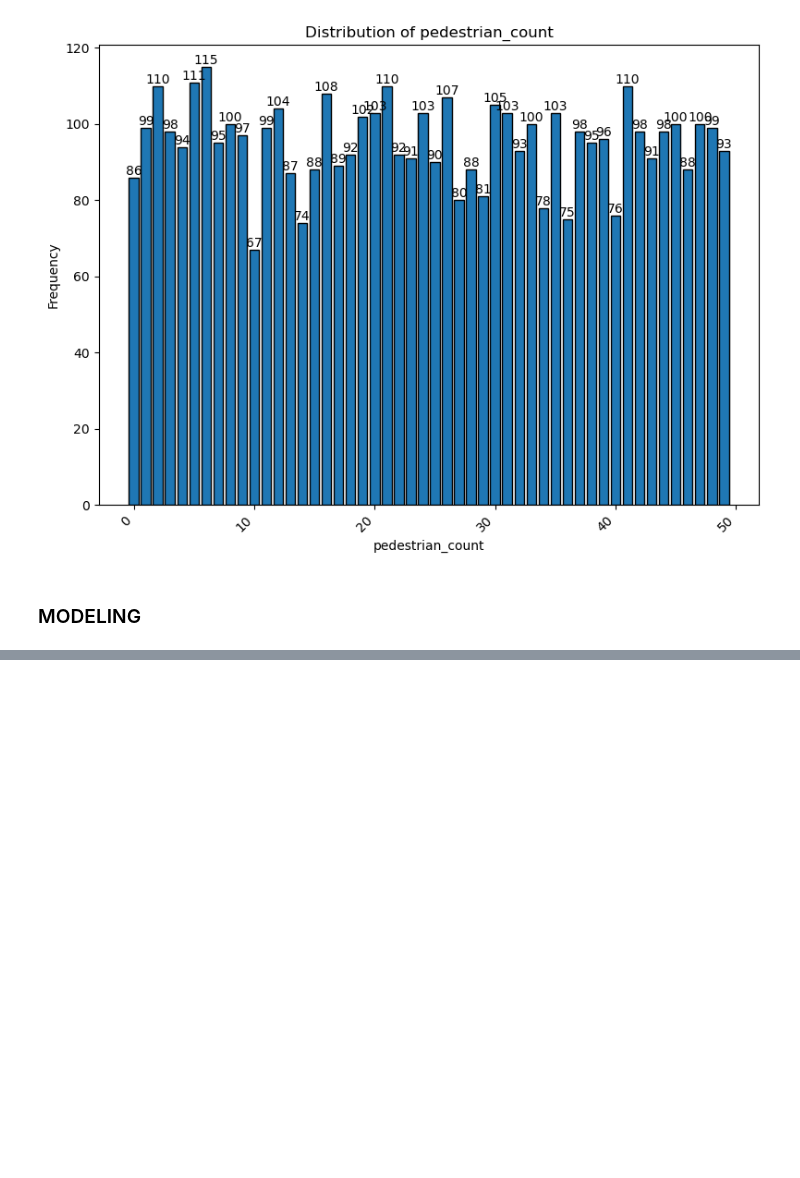
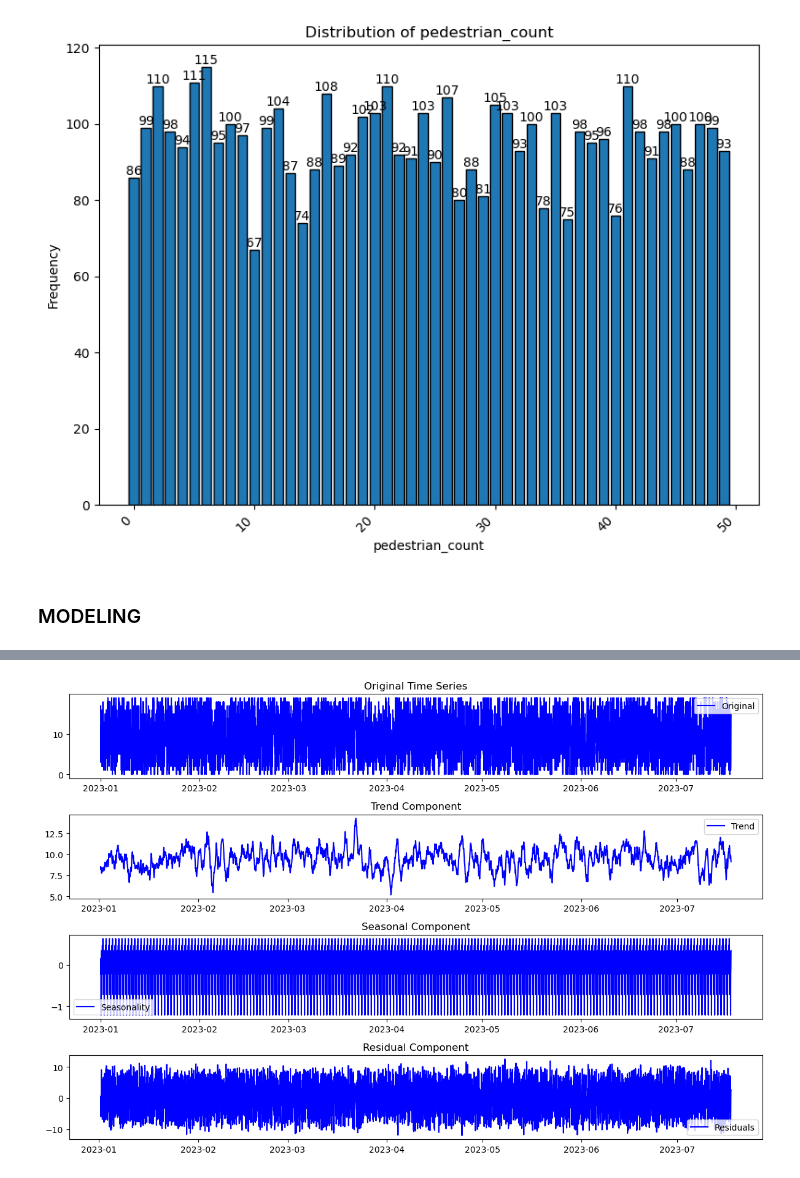
Before and after one commit to Kamaukaguru/Traffic-analysis-project, a Jupyter notebook: Index.ipynb, the cells around one changed output, grey strips where cells are left out. Cells and saved outputs as stored; diff of their text form; code cells hidden in the pictures; blank space fills up the shorter version.

Commit message:
baseline model

```diff
--- a/Index.ipynb
+++ b/Index.ipynb
@@ -386,0 +407,2 @@ from statsmodels.tsa.statespace.sarimax import SARIMAX
+# %%
+cleaned_data = cleaned_df
@@ -386,0 +411,4 @@ from statsmodels.tsa.statespace.sarimax import SARIMAX
+# %%
+# Ensure the timestamp is in datetime format and set it as the index
+cleaned_data['timestamp'] = pd.to_datetime(cleaned_data['timestamp'])
+cleaned_data.set_index('timestamp', inplace=True)
@@ -386,0 +432,76 @@ from statsmodels.tsa.statespace.sarimax import SARIMAX
+# %%
+from statsmodels.tsa.seasonal import seasonal_decompose
+import matplotlib.pyplot as plt
+from statsmodels.tsa.seasonal import seasonal_decompose
+
+def decompose_and_plot(cleaned_data, column='vehicle_count', freq=12):
+    """
+    Decompose a time series into trend, seasonality, and residuals using seasonal_decompose,
+    and plot the decomposed components.
+
+    Parameters:
+    - cleaned_data (pd.DataFrame): The cleaned dataset with a datetime index.
+    - column (str): The specific column to decompose (default: 'vehicle_count').
+    - freq (int): Frequency of seasonality (default: 12 for monthly seasonality).
+
+    Returns:
+    - None (plots the decomposed components).
+    """
+    # Ensure the column is in the DataFrame
+    if column not in cleaned_data.columns:
+        raise ValueError(f"Column '{column}' not found in the DataFrame.")
+
+    # Ensure the DataFrame has a datetime index
+    if not isinstance(cleaned_data.index, pd.DatetimeIndex):
+        raise ValueError("The DataFrame index must be a DatetimeIndex.")
+
+    # Extract the time series data
+    ts = cleaned_data[column].dropna()
+
+    # Decompose the time series using seasonal_decompose
+    decomposition = seasonal_decompose(ts, model='additive', period=freq)
+
+    # Gather the trend, seasonality, and residuals
+    trend = decomposition.trend
+    seasonal = decomposition.seasonal
+    residual = decomposition.resid
+
+    # Plot the gathered statistics
+    plt.figure(figsize=(12, 8))
+
+    # Original time series
+    plt.subplot(411)
+    plt.plot(ts.index, ts.values, label='Original', color='blue')
+    plt.legend(loc='best')
+    plt.title('Original Time Series')
+
+    # Trend component
+    plt.subplot(412)
+    plt.plot(ts.index, trend, label='Trend', color='blue')
+    plt.legend(loc='best')
+    plt.title('Trend Component')
+
+    # Seasonal component
+    plt.subplot(413)
+    plt.plot(ts.index, seasonal, label='Seasonality', color='blue')
+    plt.legend(loc='best')
+    plt.title('Seasonal Component')
+
+    # Residual component
+    plt.subplot(414)
+    plt.plot(ts.index, residual, label='Residuals', color='blue')
+    plt.legend(loc='best')
+    plt.title('Residual Component')
+
+    # Adjust layout for better spacing
+    plt.tight_layout()
+
+    # Display the plot
+    plt.show()
+
+# Example usage:
+
+# Perform decomposition and plot components
+decompose_and_plot(cleaned_data, column='vehicle_count', freq=24)
+# %% [output]
+[figure, added]
```
Also changed, not shown: parts of 20 cells of this notebook.
